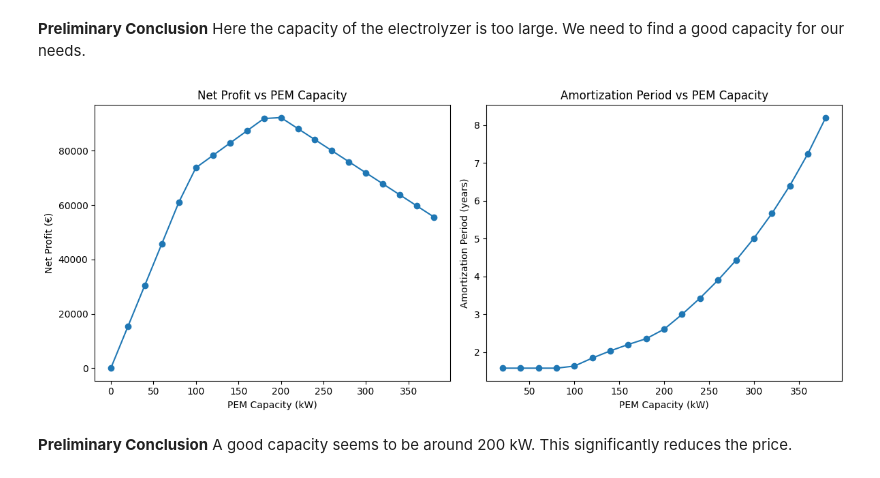
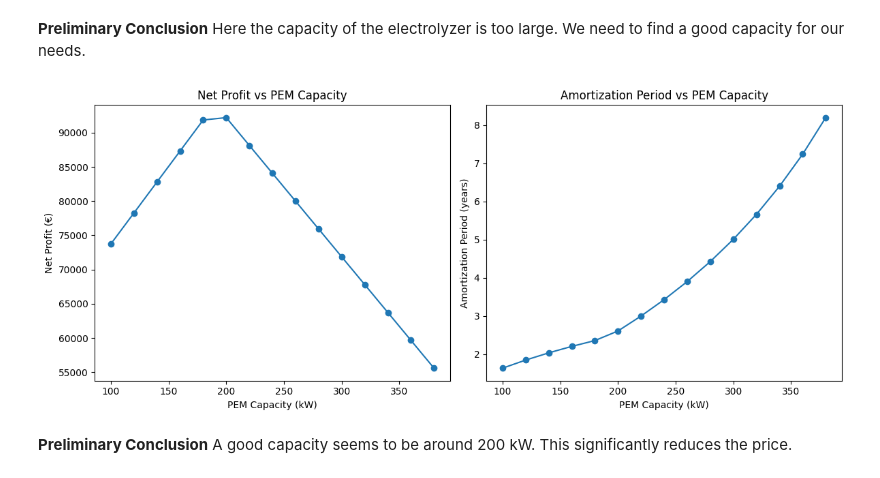
Before and after one commit to vangenent/hydrogen_pem_economics, a Jupyter notebook: hydrogen_pem_economics.ipynb, the cells around one changed output. Saved outputs shown, nothing was run; the diff lists cells and outputs as text; code cells hidden in the pictures.

Commit message:
Analysis: What is the best capacity?

```diff
--- a/hydrogen_pem_economics.ipynb
+++ b/hydrogen_pem_economics.ipynb
@@ -182,7 +182,7 @@ df['h2_demand_kg'] = df['timestamp'].apply(simulate_demand)
 # Loop over different PEM capacities
 results = []
 
-for capacity_kw in range(0, 400, 20):
+for capacity_kw in range(100, 400, 20):
     max_price = h2_buy_price * efficiency / energy_content_per_kg_h2 * 1000
 
     df['produce'] = df['price_eur_per_mwh'] <= max_price
@@ -202,34 +202,34 @@ for capacity_kw in range(0, 400, 20):
 
     results.append({
         'capacity_kw': capacity_kw,
         'total_profit': total_profit,
         'capex': total_capex,
         'amortization_years': amortization_years
     })
 
 results_df = pd.DataFrame(results)
 
 # Plotting
 plt.figure(figsize=(12, 5))
 
 # Net profit
 plt.subplot(1, 2, 1)
 plt.plot(results_df['capacity_kw'], results_df['total_profit'], marker='o')
 plt.title('Net Profit vs PEM Capacity')
 plt.xlabel('PEM Capacity (kW)')
 plt.ylabel('Net Profit (€)')
 
 # Amortization
 plt.subplot(1, 2, 2)
 plt.plot(results_df['capacity_kw'], results_df['amortization_years'], marker='o')
 plt.title('Amortization Period vs PEM Capacity')
 plt.xlabel('PEM Capacity (kW)')
 plt.ylabel('Amortization Period (years)')
 
 plt.tight_layout()
 plt.show()
 # %% [output]
-[figure, old version]
+[figure, new version]
 # %% [markdown]
 **Preliminary Conclusion**
 A good capacity seems to be around 200 kW. This significantly reduces the price.
```
Also changed, not shown: parts of 3 cells of this notebook.
